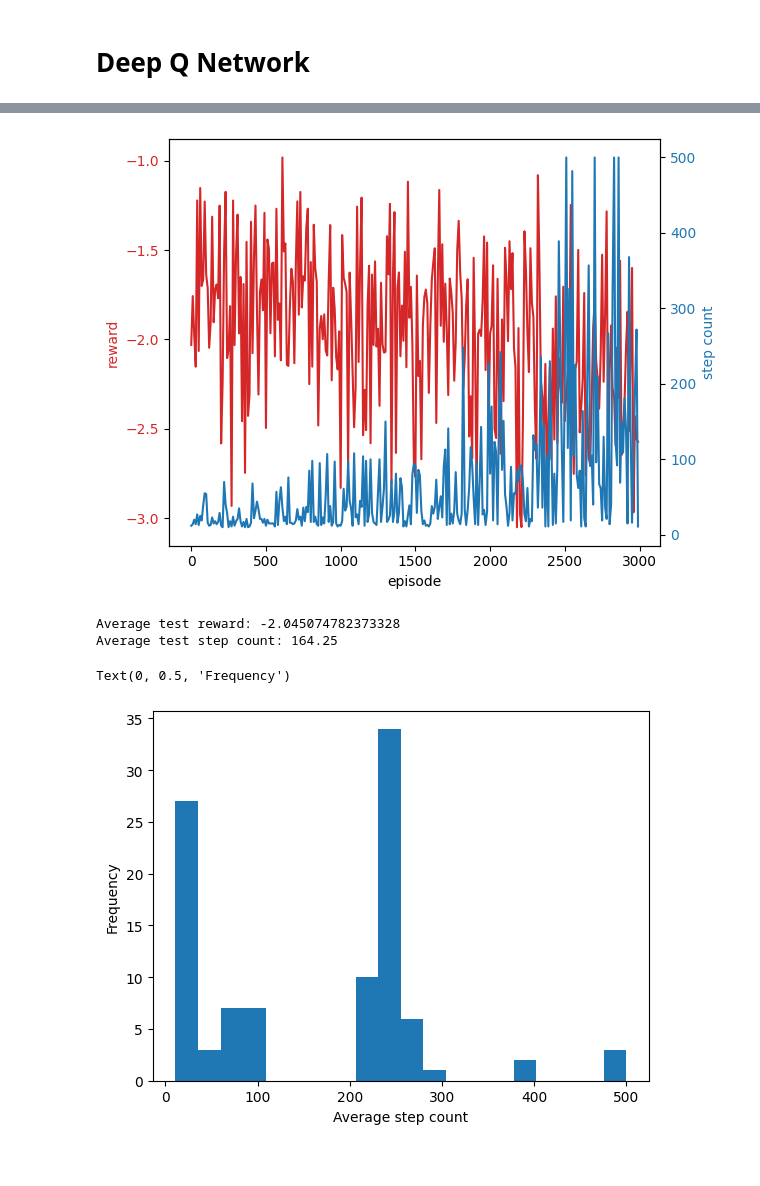
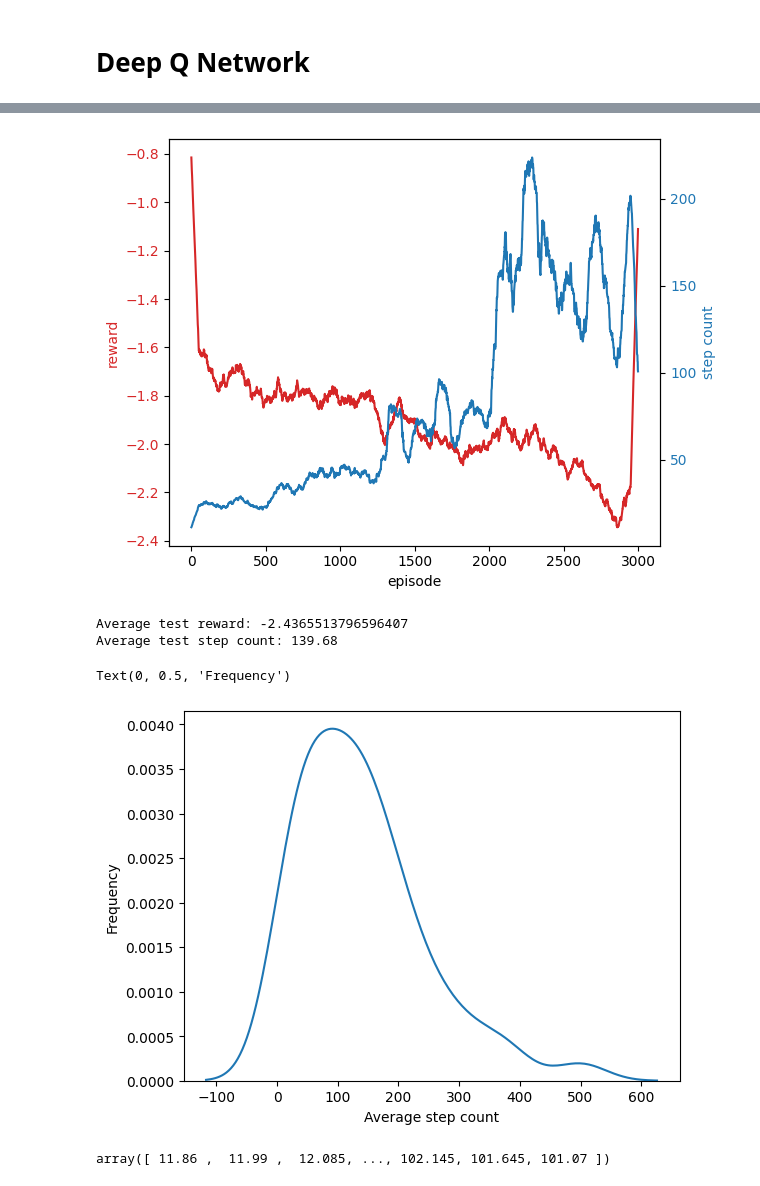
Before and after one commit to kueiwen/reinforcement-learning, a Jupyter notebook: deep_q_network.ipynb, the cells around one changed output, grey strips where cells are left out. Cells and saved outputs as stored; diff of their text form; code cells hidden in the pictures.

Commit message:
update plot

```diff
--- a/deep_q_network.ipynb
+++ b/deep_q_network.ipynb
@@ -171,60 +171,71 @@ Episode 2800 finished after 164600 steps, total reward: -2.189295422593142, actu
 # %%
 import matplotlib.pyplot as plt
 import pandas as pd
+
+def smooth(y, box_pts):
+    box = np.ones(box_pts)/box_pts
+    y_smooth = np.convolve(y, box, mode='same')
+    return y_smooth
+
 df = pd.DataFrame({'episode': range(n_episodes), 'reward': rewards, 'steps': steps})
-df = df[df.episode%10 == 0]
 fig, ax1 = plt.subplots()
 color = 'tab:red'
 ax1.set_xlabel('episode')
 ax1.set_ylabel('reward', color=color)
-ax1.plot(df['episode'], df['reward'], color=color)
+ax1.plot(df['episode'], smooth(df['reward'],100), color=color)
 ax1.tick_params(axis='y', labelcolor=color)
 
 ax2 = ax1.twinx()  # instantiate a second Axes that shares the same x-axis
 
 color = 'tab:blue'
 ax2.set_ylabel('step count', color=color)  # we already handled the x-label with ax1
-ax2.plot(df['episode'], df['steps'], color=color)
+ax2.plot(df['episode'], smooth(df['steps'],100), color=color)
 ax2.tick_params(axis='y', labelcolor=color)
 
 fig.tight_layout()  # otherwise the right y-label is slightly clipped
 plt.show()
 # %% [output]
-[figure, old version]
+[figure, new version]
 # %%
 test_episodes = 100
 test_rewards = []
 test_steps = []
 env = gym.make('CartPole-v1')
 
 for episode in range(test_episodes):
     state = env.reset()
     episode_reward = 0
     step = 0
     done = False
 
     while not done:
         action = dqn.get_action(state)
         next_state, reward, done, _ = env.step(action)
         position, p_vel, angle, a_vel = next_state
         reward = -(abs(angle)/env.theta_threshold_radians + abs(position)/env.x_threshold + abs(p_vel) + abs(a_vel))  # Custom reward function
         episode_reward += reward
         step += 1
         state = next_state
 
     test_rewards.append(episode_reward/step)
     test_steps.append(step)
     #print(f'Test Episode {episode} finished with total reward: {episode_reward}')
 env.close()
 
 
 print('Average test reward:', np.mean(test_rewards))
 print('Average test step count:', np.mean(test_steps))
-plt.hist(test_steps, bins=20)
+
+import seaborn as sns
+sns.kdeplot(test_steps,)
 plt.xlabel('Average step count')
 plt.ylabel('Frequency')
 # %% [output]
-Average test reward: -2.045074782373328
-Average test step count: 164.25
+Average test reward: -2.4365513796596407
+Average test step count: 139.68
 Text(0, 0.5, 'Frequency')
-[figure, old version]
+[figure, new version]
+# %%
+smooth(df['steps'],200)
+# %% [output]
+array([ 11.86 ,  11.99 ,  12.085, ..., 102.145, 101.645, 101.07 ])
```
Also changed, not shown: parts of 1 cell of this notebook.
